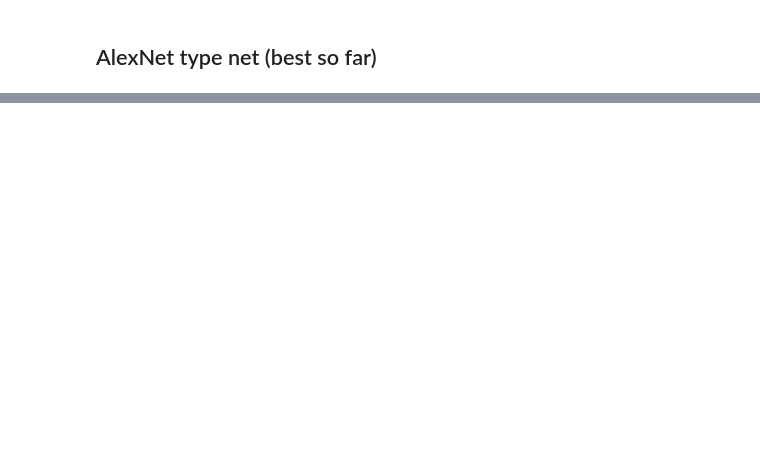
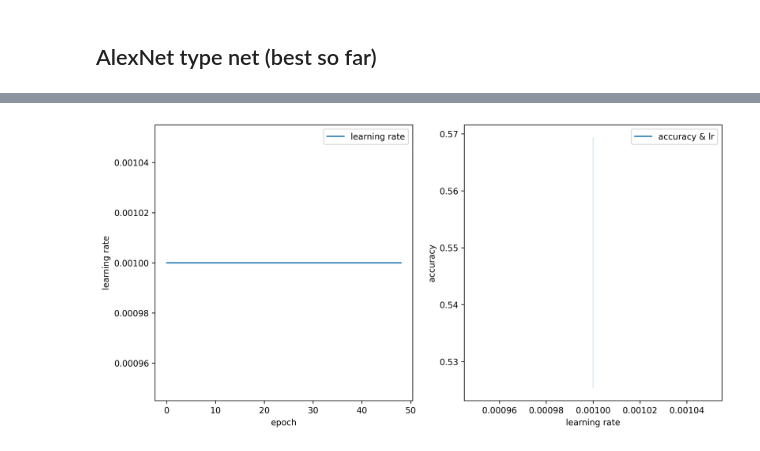
Before and after one commit to ashen007/Identify-Diseases-in-Crops-leaf, a Jupyter notebook: models/exp conv_3.ipynb, the cells around one changed output, grey strips where cells are left out. Saved outputs shown, nothing was run; the diff lists cells and outputs as text; code cells hidden in the pictures; blank space fills up the shorter version.

```diff
--- a/models/exp conv_3.ipynb
+++ b/models/exp conv_3.ipynb
@@ -49,8 +50,8 @@ for tree in tree_types:
         for img in img_name:
             image_path = os.path.join(tree_path, disease, img)
             image = cv.resize(cv.imread(image_path), dsize=(96, 96))
-            val_x.append(image)
-            val_y.append([tree, disease])
+            X.append(image)
+            y.append([tree, disease])
 # %%
 
 X = np.asarray(X)
@@ -93,14 +82,14 @@ val_gen = val_generator.flow(val_x, val_y, batch_size=64)
 # %%
-check_pointer = ModelCheckpoint(filepath='checkpoints/exp_conv_7.hdf5',
+check_pointer = ModelCheckpoint(filepath='checkpoints/exp_conv_9.hdf5',
                                 save_best_only=True)
 
 early_stop = EarlyStopping(monitor='val_loss',
-                           patience=15,
+                           patience=20,
                            min_delta=0)
 
 reduce_lr = ReduceLROnPlateau(monitor='val_loss',
-                              factor=0.5,
-                              patience=10)
+                              factor=0.2,
+                              patience=20)
 # %%
 exp_conv = Sequential()
 
@@ -212,2 +206,17 @@ plt.show()
+# %%
+figure, axes = plt.subplots(nrows=1, ncols=2, figsize=[12, 6], dpi=300)
+axes = axes.ravel()
+
+sns.lineplot(x=epochs, y=history.history['lr'], ax=axes[0], label='learning rate')
+sns.lineplot(x=history.history['lr'], y=history.history['val_accuracy'], ax=axes[1], label='accuracy & lr')
+axes[0].set_xlabel('epoch')
+axes[0].set_ylabel('learning rate')
+axes[1].set_xlabel('learning rate')
+axes[1].set_ylabel('accuracy')
+
+plt.savefig('AlexNet_base_conv_lr_history.png')
+plt.show()
+# %% [output]
+[figure, added]
 # %%
 # Plot confusion matrix
```
Also changed, not shown: parts of 11 cells of this notebook, 2 other files.
